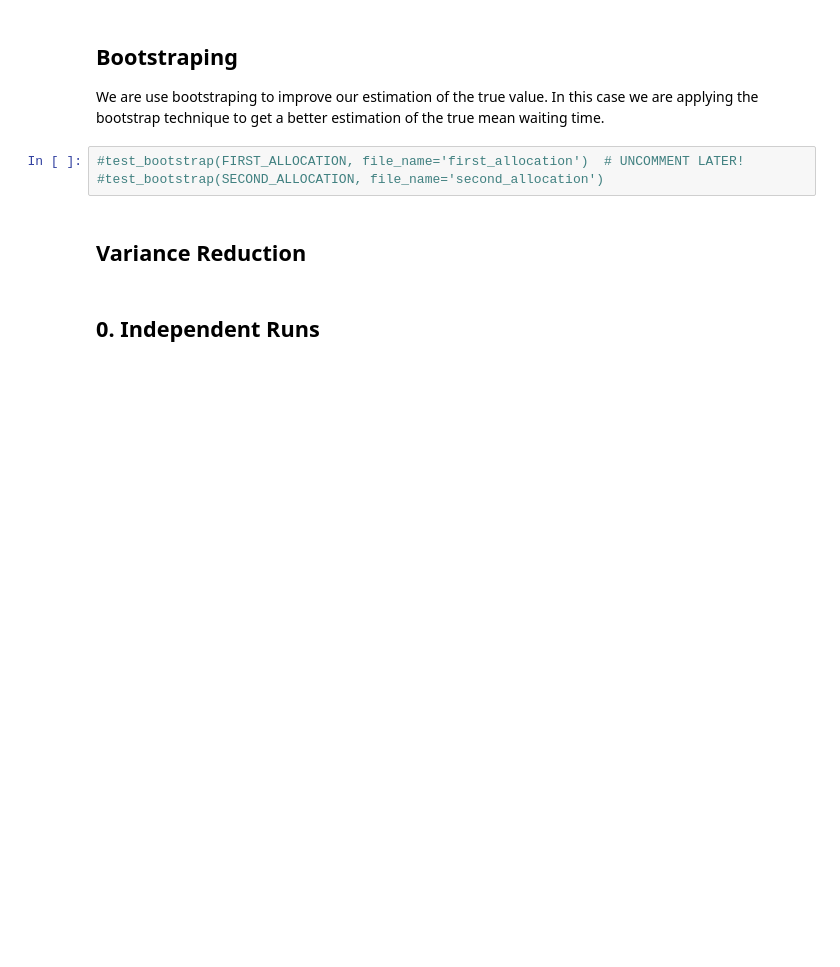
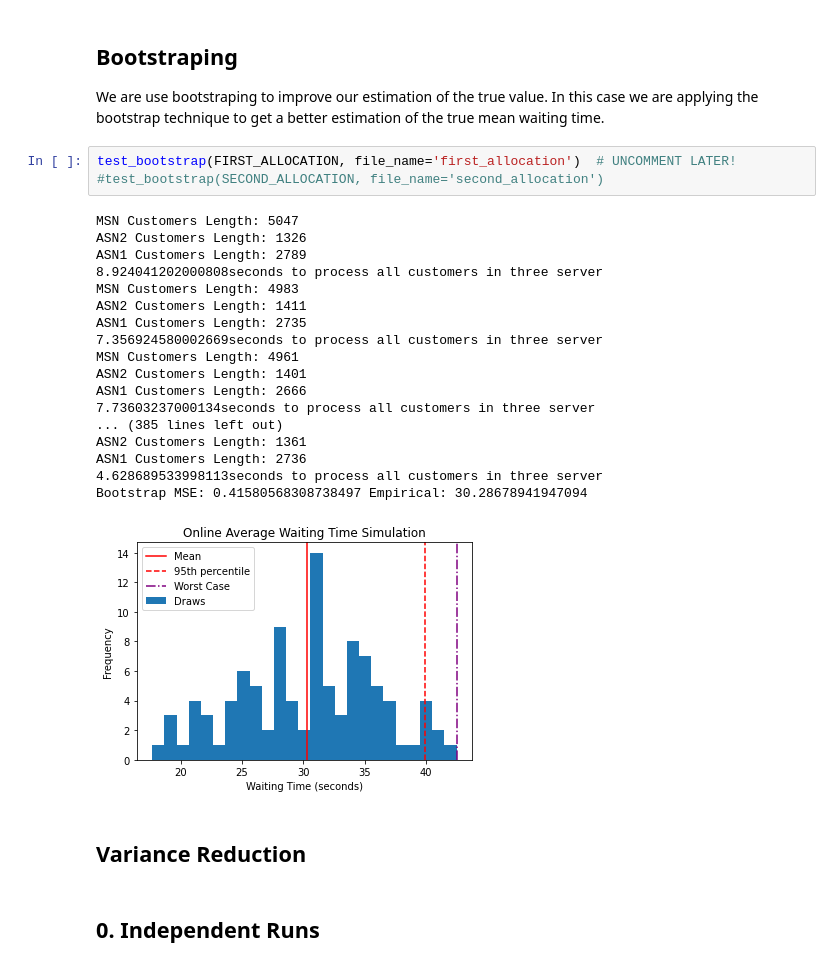
Before and after one commit to TengXu94/simulation-and-optimization, a Jupyter notebook: group_5_project/Group_5_Simulation.ipynb, the cells around one changed output. Saved outputs shown, nothing was run; the diff lists cells and outputs as text; blank space fills up the shorter version.

Commit message:
small fixes in simulation, improved plotting

```diff
--- a/group_5_project/Group_5_Simulation.ipynb
+++ b/group_5_project/Group_5_Simulation.ipynb
@@ -79,8 +79,27 @@ ASN1 Customers Length: 2134
 
 We are use bootstraping to improve our estimation of the true value. In this case we are applying the bootstrap technique to get a better estimation of the true mean waiting time.
 # %%
-#test_bootstrap(FIRST_ALLOCATION, file_name='first_allocation')  # UNCOMMENT LATER!
+test_bootstrap(FIRST_ALLOCATION, file_name='first_allocation')  # UNCOMMENT LATER!
 #test_bootstrap(SECOND_ALLOCATION, file_name='second_allocation')
+# %% [output]
+MSN Customers Length: 5047
+ASN2 Customers Length: 1326
+ASN1 Customers Length: 2789
+8.924041202000808seconds to process all customers in three server
+MSN Customers Length: 4983
+ASN2 Customers Length: 1411
+ASN1 Customers Length: 2735
+7.356924580002669seconds to process all customers in three server
+MSN Customers Length: 4961
+ASN2 Customers Length: 1401
+ASN1 Customers Length: 2666
+7.73603237000134seconds to process all customers in three server
+... (385 lines left out)
+ASN2 Customers Length: 1361
+ASN1 Customers Length: 2736
+4.628689533998113seconds to process all customers in three server
+Bootstrap MSE: 0.41580568308738497 Empirical: 30.28678941947094
+[figure, added]
 # %% [markdown]
 ## Variance Reduction
 # %% [markdown]
```
Also changed, not shown: parts of 1 cell of this notebook, 20 other files.
